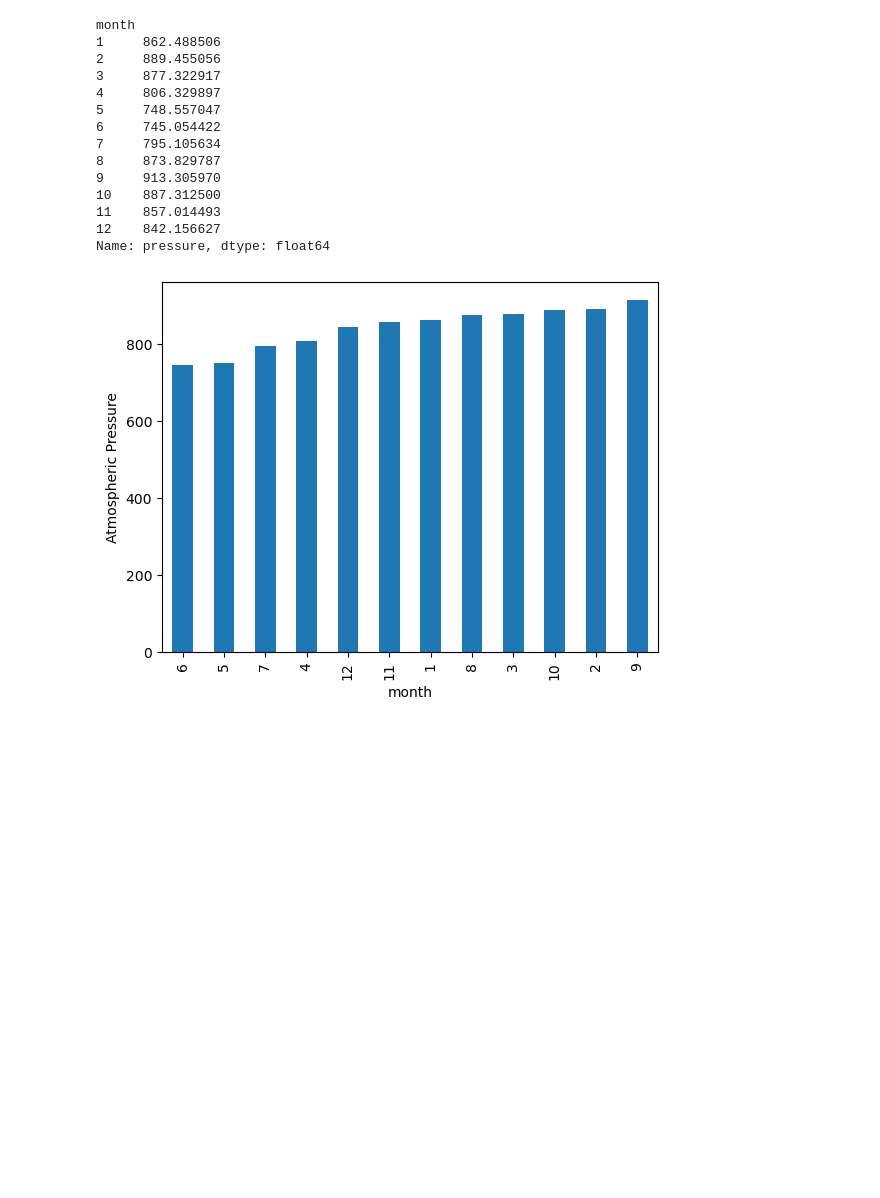
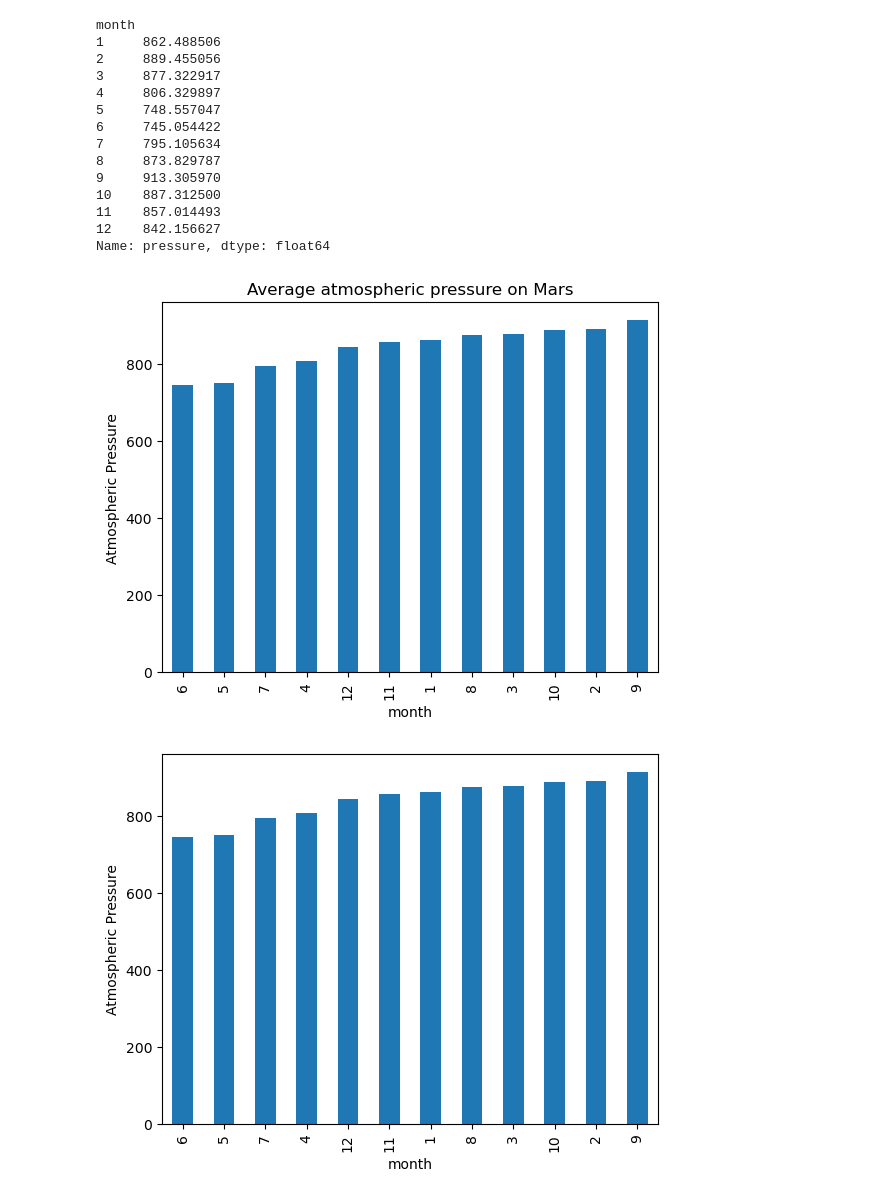
Before and after one commit to MattRind/scraping-challenge, a Jupyter notebook: part_2_mars_weather.ipynb, the cells around one changed output. Drawn from its saved outputs; the diff is of its cells as text; code cells hidden in the pictures; blank space fills up the shorter version.

```diff
--- a/part_2_mars_weather.ipynb
+++ b/part_2_mars_weather.ipynb
@@ -287,6 +305,8 @@ Name: min_temp, dtype: float64
 [figure]
 # %%
 # 4. Average pressure by Martian month
+avg_pressure = mars_data_grouped_by_mo['pressure'].mean()
+avg_pressure
 # %% [output]
 month
 1     862.488506
@@ -302,6 +322,15 @@ month
 11    857.014493
 12    842.156627
 Name: pressure, dtype: float64
+# %%
+avg_pressure_sorted = avg_pressure.sort_values()
+avg_pressure_sorted
+plt.ylabel('Atmospheric Pressure')
+plt.title('Average atmospheric pressure on Mars')
+avg_pressure_sorted.plot.bar()
+plt.show()
+# %% [output]
+[figure, added]
 # %%
 # Plot the average pressure by month
 # %% [output]
```
Also changed, not shown: parts of 6 cells of this notebook.
